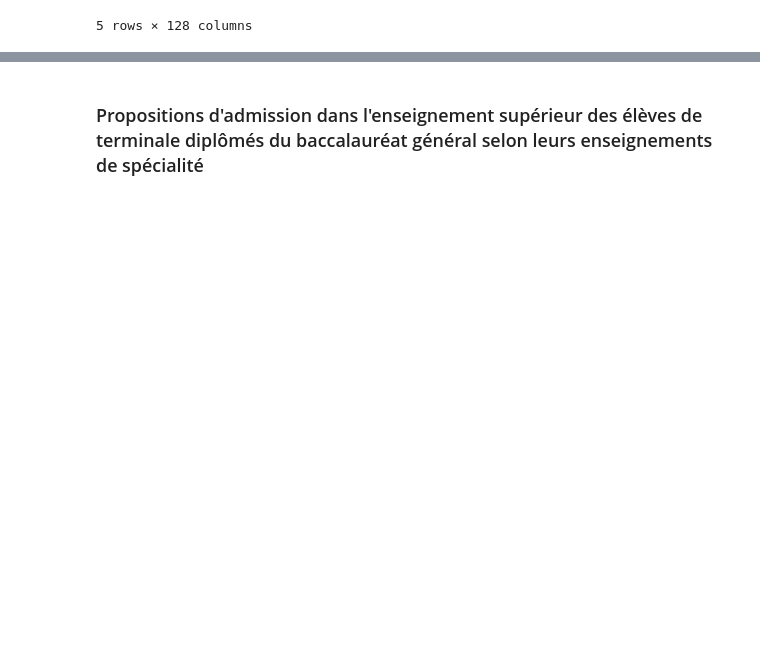
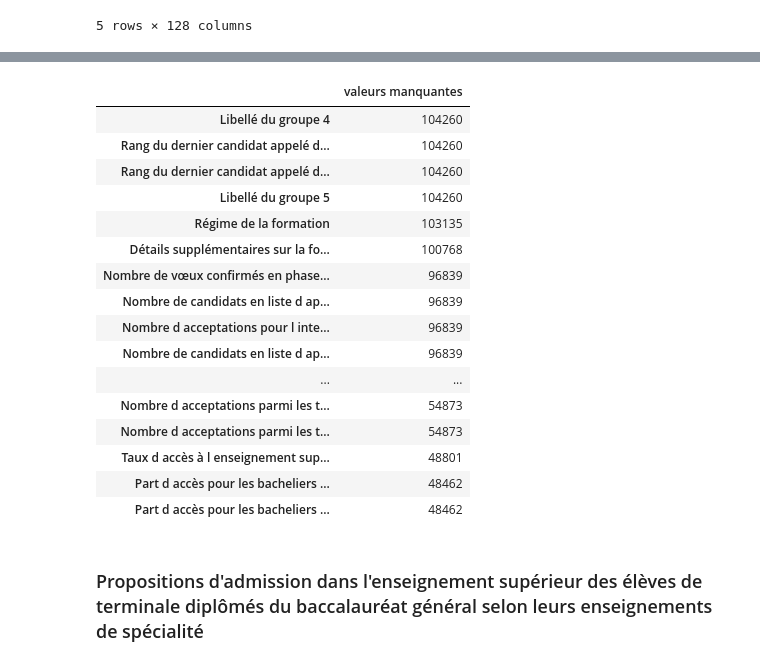
Before and after one commit to laura-lucchini/Analyse-Parcoursup, a Jupyter notebook: projet_parcoursup.ipynb, the cells around one changed output, grey strips where cells are left out. Drawn from its saved outputs; the diff is of its cells as text; code cells hidden in the pictures; blank space fills up the shorter version.

```diff
--- a/projet_parcoursup.ipynb
+++ b/projet_parcoursup.ipynb
@@ -307,0 +481,22 @@ le DataFrame concaténé contient 104274 lignes
+# %%
+valeurs_manquantes = pd.DataFrame({'valeurs manquantes' : voeux.isna().sum()})
+valeurs_manquantes = valeurs_manquantes.sort_values(by= 'valeurs manquantes', ascending = False)
+valeurs_manquantes.head(25)
+# %% [output]
+|  | valeurs manquantes |
+| Libellé du groupe 4 | 104260 |
+| Rang du dernier candidat appelé d... | 104260 |
+| Rang du dernier candidat appelé d... | 104260 |
+| Libellé du groupe 5 | 104260 |
+| Régime de la formation | 103135 |
+| Détails supplémentaires sur la fo... | 100768 |
+| Nombre de vœux confirmés en phase... | 96839 |
+| Nombre de candidats en liste d ap... | 96839 |
+| Nombre d acceptations pour l inte... | 96839 |
+| Nombre de candidats en liste d ap... | 96839 |
+| ... | ... |
+| Nombre d acceptations parmi les t... | 54873 |
+| Nombre d acceptations parmi les t... | 54873 |
+| Taux d accès à l enseignement sup... | 48801 |
+| Part d accès pour les bacheliers ... | 48462 |
+| Part d accès pour les bacheliers ... | 48462 |
```
Also changed, not shown: parts of 17 cells of this notebook, 6 other files.
